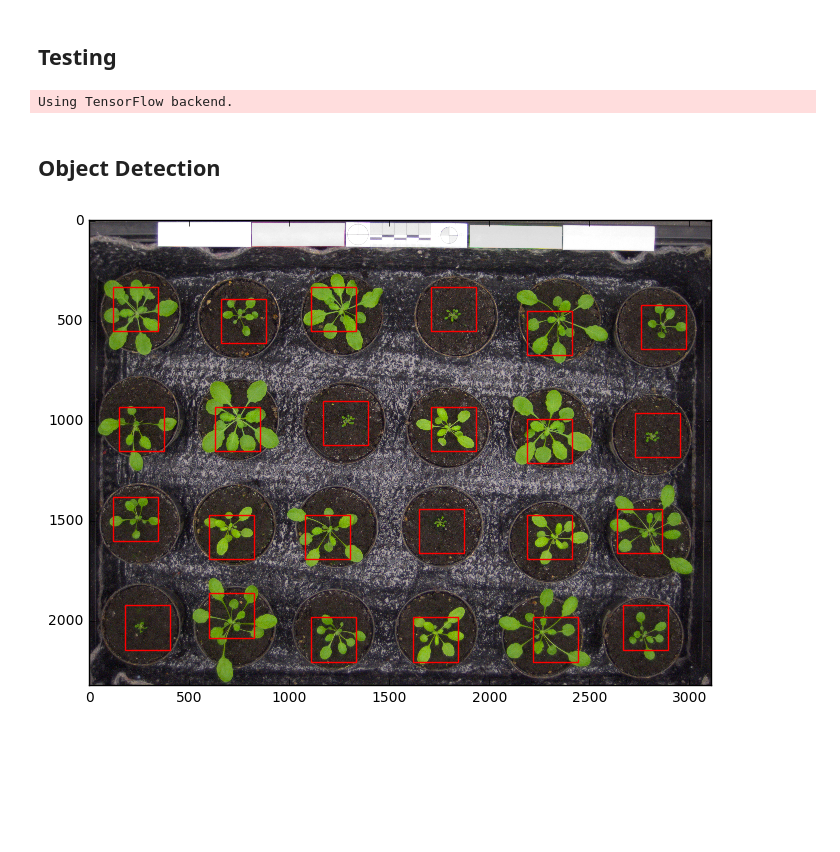
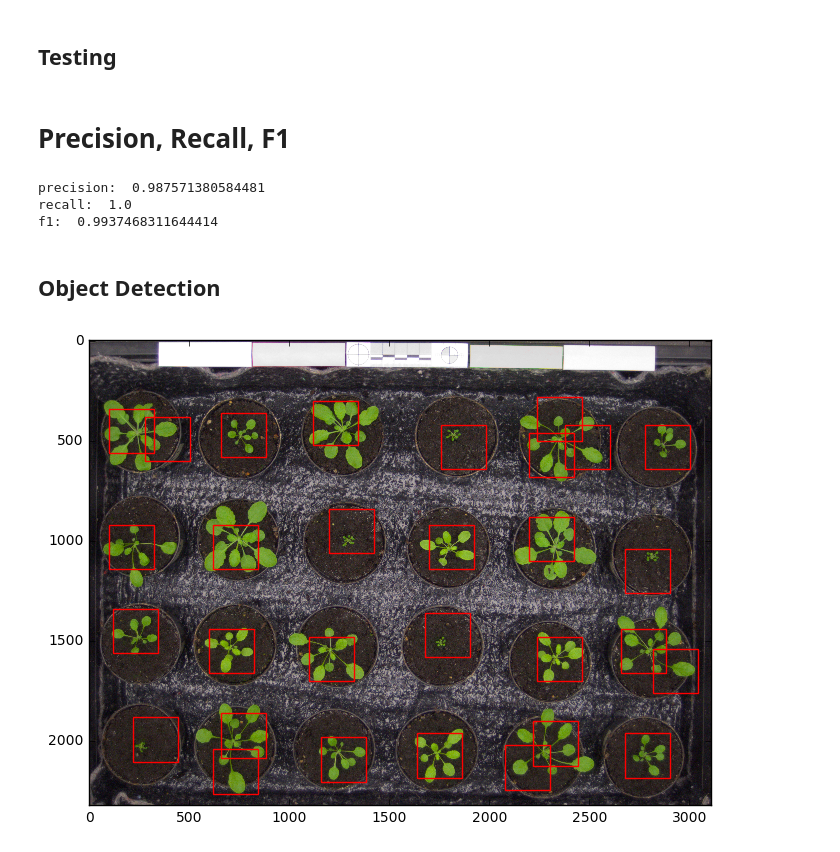
Before and after one commit to jiajuns/Crop-Detection, a Jupyter notebook: squeezeNet.ipynb, the cells around one changed output. Saved outputs shown, nothing was run; the diff lists cells and outputs as text; code cells hidden in the pictures; blank space fills up the shorter version.

```diff
--- a/squeezeNet.ipynb
+++ b/squeezeNet.ipynb
@@ -105,10 +116,39 @@ model.evaluate(np.array(X_test), np.array(y_test), batch_size=32, verbose=1, sam
 # %% [markdown]
 ## Testing
 # %%
-from squeezenet import SqueezeNet
-model, callback_list = SqueezeNet(nb_classes=2, is_testing=True)
+from squeezenet import SqueezeNet, ConvNet
+model, callback_list = ConvNet(nb_classes=2, is_testing=True)
-# %% [output]
-Using TensorFlow backend.
+# %% [markdown]
+# Precision, Recall, F1
+# %%
+pred = model.predict(np.array(X_test))
+
+tp = 0
+tn = 0
+fp = 0
+fn = 0
+
+for i, score in enumerate(pred):
+    if score[0] > score[1]:
+        if y_test[i] == [1, 0]:
+            tp += 1
+        else:
+            fp += 1
+
+    else:
+        if y_test[i] == [0, 1]:
+            tn += 1
+        else:
+            fn += 1
+
+
+print('precision: ', float(tp/(tp+fp)))
+print('recall: ', float(tp/(tp+fn)))
+print('f1: ', float(2*tp/(2*tp+fn+fp)))
+# %% [output]
+precision:  0.987571380584481
+recall:  1.0
+f1:  0.9937468311644414
 # %% [markdown]
 ## Object Detection
 # %%
@@ -120,14 +160,15 @@ def softmax(x):
     return np.exp(x[0]) / np.sum(np.exp(x))
 
 min_window_size = (224, 224)
-step_size = (30, 30)
+step_size = (20, 20)
 confidence_threshold = 0.70
 threshold = 0.1
 
 detections = []
 
 current_path = os.getcwd()
-img_path = os.path.join(current_path, 'Datasets', 'Tray', 'Ara2013-Canon', 'ara2013_tray22_rgb.png')
+# img_path = os.path.join(current_path, 'Datasets', 'Tray', 'Ara2012', 'ara2012_tray01_rgb.png')
+img_path = os.path.join(current_path, 'Datasets', 'Tray', 'Ara2013-Canon', 'ara2013_tray20_rgb.png')
 im = imread(img_path)
 
 candidate_imgs = []
@@ -141,31 +182,31 @@ for (x, y, im_window) in sliding_window(im, min_window_size, step_size):
 candidate_imgs = np.array(candidate_imgs)
 pred = model.predict(candidate_imgs)
 
 for i, score in enumerate(pred):
     confidence = softmax(score)
     if confidence > confidence_threshold:
         detections.append((coordinates[i][0], coordinates[i][1], confidence,
             int(min_window_size[0]),
             int(min_window_size[1])))
 
 # Display the results before performing NMS
 clone = im.copy()
 
 # Perform Non Maxima Suppression
 left_detections = nms(detections, threshold)
 
 # Create figure and axes
 fig, ax = plt.subplots(1)
 
 # Display the image
 ax.imshow(clone)
 
 # Display the results after performing NMS
 for (x_tl, y_tl, _, w, h) in left_detections:
     # Draw the detections
     rect = patches.Rectangle((x_tl, y_tl), w, h, linewidth=1,edgecolor='r', facecolor='none')
     ax.add_patch(rect)
 
 plt.show()
 # %% [output]
-[figure, old version]
+[figure, new version]
```
Also changed, not shown: parts of 7 cells of this notebook, 11 other files.
